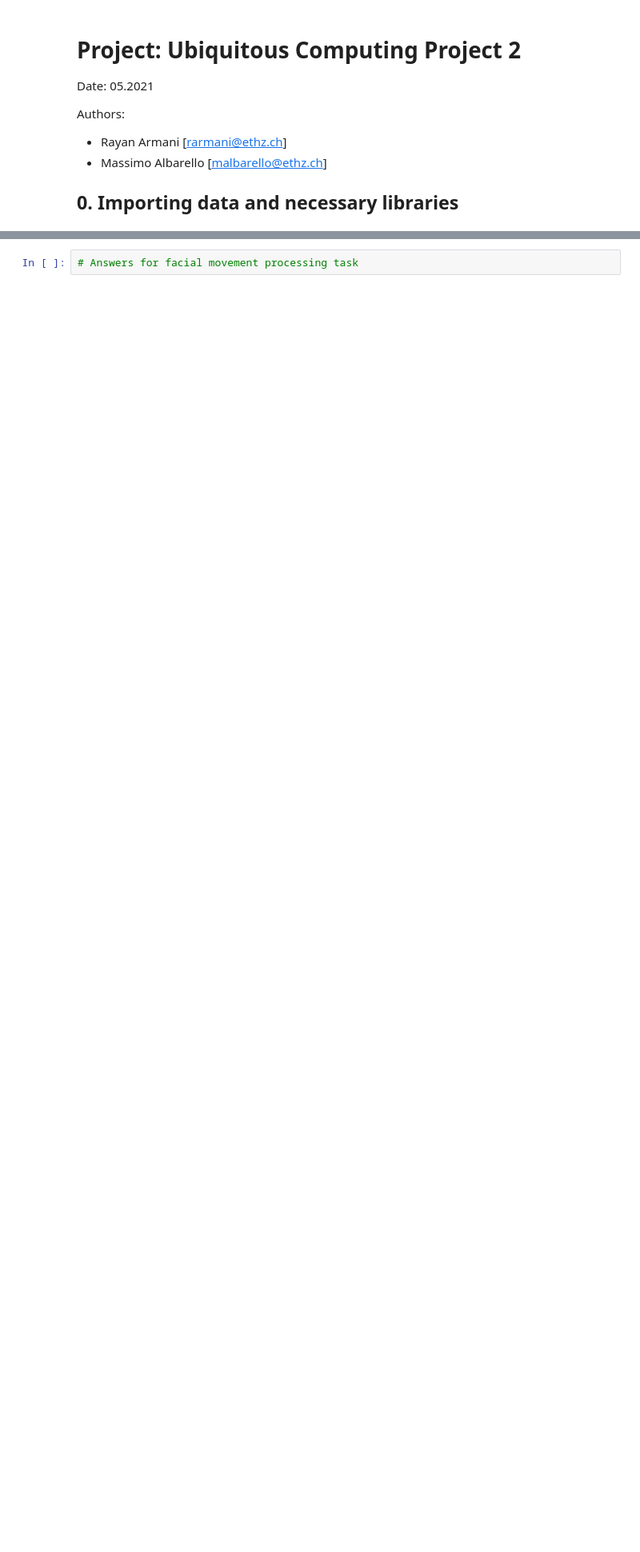
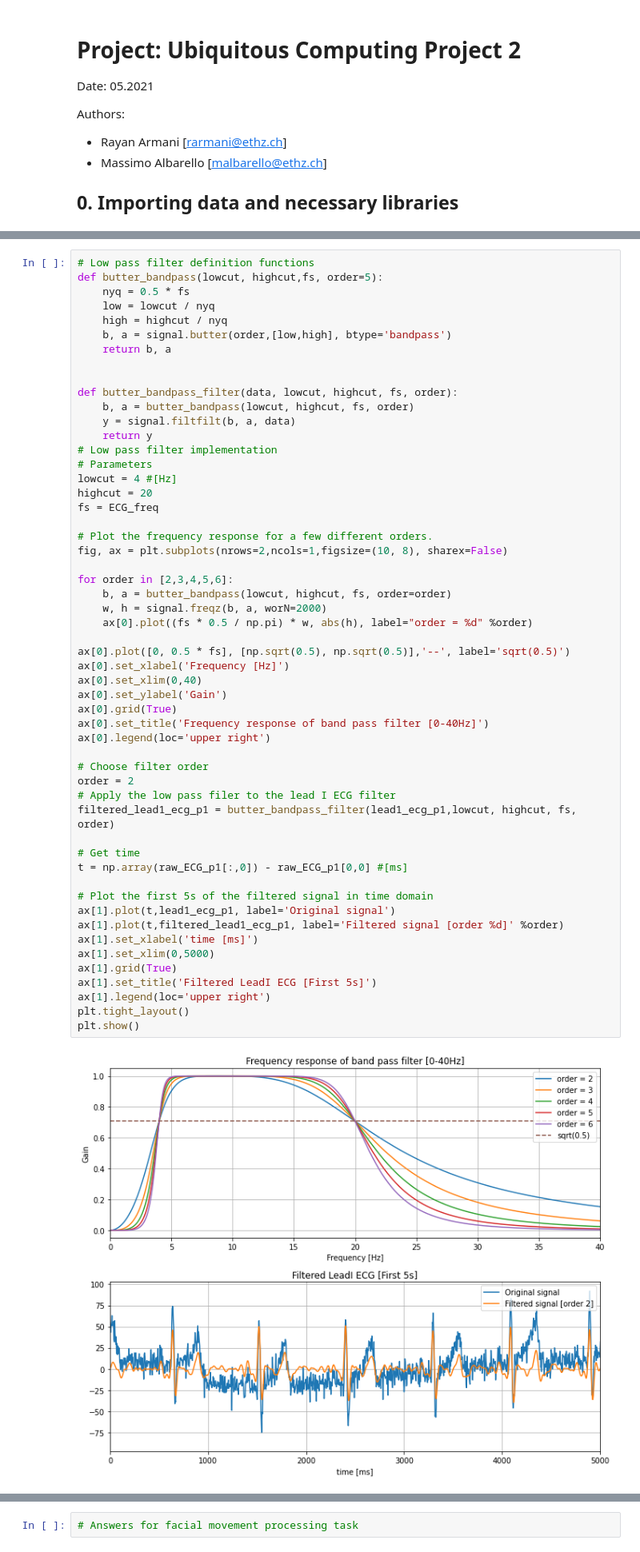
Before and after one commit to massimoalbarello/ubi-comp, a Jupyter notebook: project_2/project_2.ipynb, the cells around one changed output, grey strips where cells are left out. Shown: that part at 80% size. Saved outputs shown, nothing was run; the diff lists cells and outputs as text; blank space fills up the shorter version.

```diff
--- a/project_2/project_2.ipynb
+++ b/project_2/project_2.ipynb
@@ -25,0 +66,56 @@ Text explanations can go here or in between python cells in the following parts
+# %%
+# Low pass filter definition functions
+def butter_bandpass(lowcut, highcut,fs, order=5):
+    nyq = 0.5 * fs
+    low = lowcut / nyq
+    high = highcut / nyq
+    b, a = signal.butter(order,[low,high], btype='bandpass')
+    return b, a
+
+
+def butter_bandpass_filter(data, lowcut, highcut, fs, order):
+    b, a = butter_bandpass(lowcut, highcut, fs, order)
+    y = signal.filtfilt(b, a, data)
+    return y
+# Low pass filter implementation
+# Parameters
+lowcut = 4 #[Hz]
+highcut = 20
+fs = ECG_freq
+
+# Plot the frequency response for a few different orders.
+fig, ax = plt.subplots(nrows=2,ncols=1,figsize=(10, 8), sharex=False)
+
+for order in [2,3,4,5,6]:
+    b, a = butter_bandpass(lowcut, highcut, fs, order=order)
+    w, h = signal.freqz(b, a, worN=2000)
+    ax[0].plot((fs * 0.5 / np.pi) * w, abs(h), label="order = %d" %order)
+
+ax[0].plot([0, 0.5 * fs], [np.sqrt(0.5), np.sqrt(0.5)],'--', label='sqrt(0.5)')
+ax[0].set_xlabel('Frequency [Hz]')
+ax[0].set_xlim(0,40)
+ax[0].set_ylabel('Gain')
+ax[0].grid(True)
+ax[0].set_title('Frequency response of band pass filter [0-40Hz]')
+ax[0].legend(loc='upper right')
+
+# Choose filter order
+order = 2
+# Apply the low pass filer to the lead I ECG filter
+filtered_lead1_ecg_p1 = butter_bandpass_filter(lead1_ecg_p1,lowcut, highcut, fs, order)
+
+# Get time
+t = np.array(raw_ECG_p1[:,0]) - raw_ECG_p1[0,0] #[ms]
+
+# Plot the first 5s of the filtered signal in time domain
+ax[1].plot(t,lead1_ecg_p1, label='Original signal')
+ax[1].plot(t,filtered_lead1_ecg_p1, label='Filtered signal [order %d]' %order)
+ax[1].set_xlabel('time [ms]')
+ax[1].set_xlim(0,5000)
+ax[1].grid(True)
+ax[1].set_title('Filtered LeadI ECG [First 5s]')
+ax[1].legend(loc='upper right')
+plt.tight_layout()
+plt.show()
+# %% [output]
+[figure, added]
```
Also changed, not shown: parts of 10 cells of this notebook, 1 other file.
